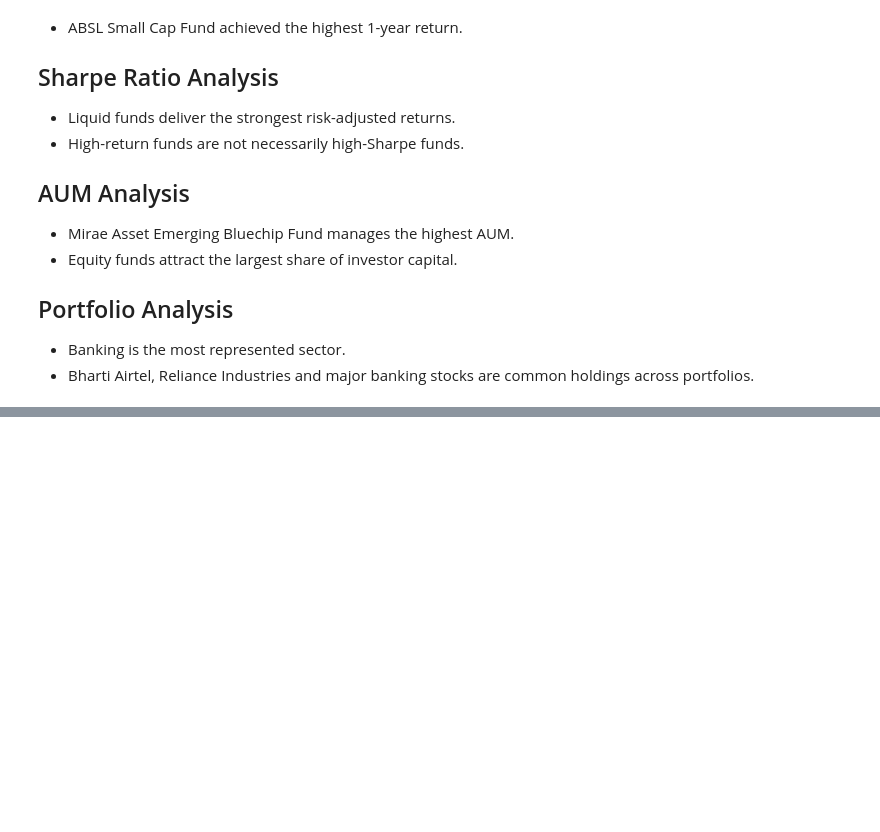
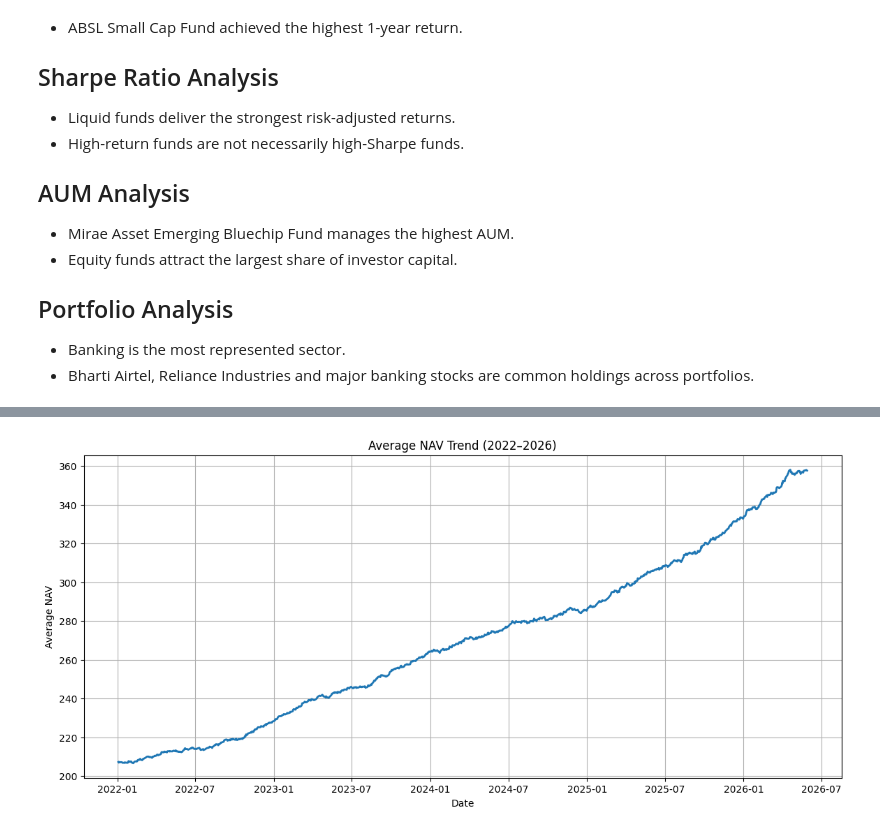
Before and after one commit to rishilg/bluestock_mf_capstone, a Jupyter notebook: notebooks/03_eda_analysis.ipynb, the cells around one changed output, grey strips where cells are left out. Drawn from its saved outputs; the diff is of its cells as text; code cells hidden in the pictures; blank space fills up the shorter version.

```diff
--- a/notebooks/03_eda_analysis.ipynb
+++ b/notebooks/03_eda_analysis.ipynb
@@ -593,0 +662,24 @@ plt.show()
+# %%
+avg_nav = (
+    nav.groupby("date")["nav"]
+    .mean()
+    .reset_index()
+)
+
+plt.figure(figsize=(14,6))
+
+plt.plot(
+    avg_nav["date"],
+    avg_nav["nav"],
+    linewidth=2
+)
+
+plt.title("Average NAV Trend (2022–2026)")
+plt.xlabel("Date")
+plt.ylabel("Average NAV")
+
+plt.grid(True)
+
+plt.show()
+# %% [output]
+[figure, added]
```
Also changed, not shown: parts of 53 cells of this notebook, 21 other files.
